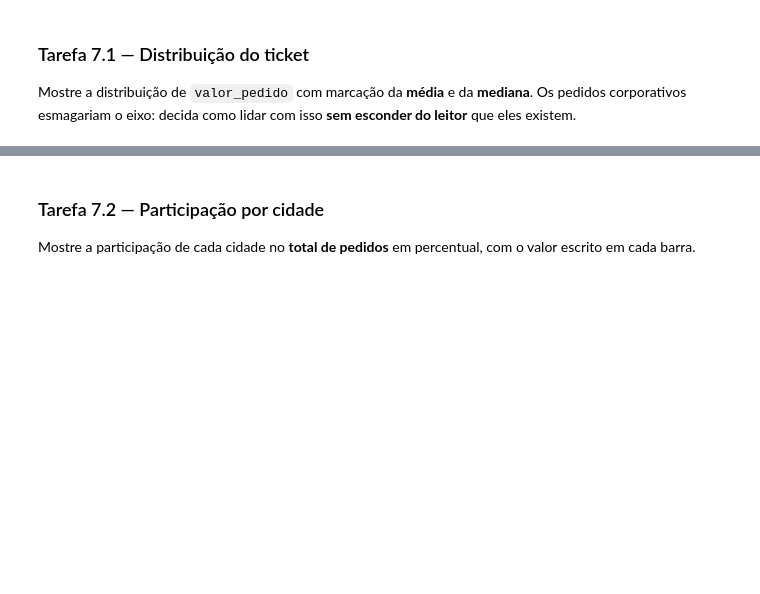
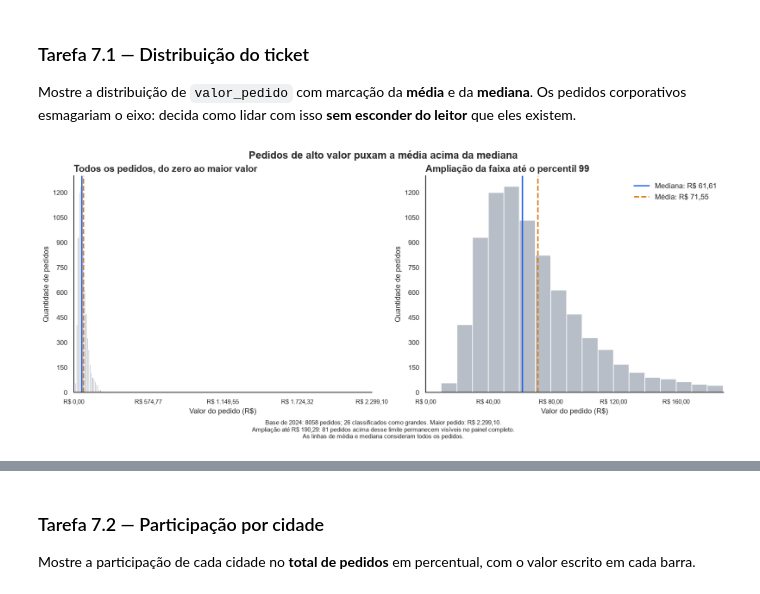
Before and after one commit to deborabaldeznilo/projeto-delivery, a Jupyter notebook: projeto_final.ipynb, the cells around one changed output, grey strips where cells are left out. Drawn from its saved outputs; the diff is of its cells as text; code cells hidden in the pictures; blank space fills up the shorter version.

```diff
--- a/projeto_final.ipynb
+++ b/projeto_final.ipynb
@@ -2344,3 +2419,84 @@ Defina **uma vez** as cores, o formatador de reais e (opcional) uma função de
 Mostre a distribuição de `valor_pedido` com marcação da **média** e da **mediana**. Os pedidos corporativos esmagariam o eixo: decida como lidar com isso **sem esconder do leitor** que eles existem.
 # %%
 # Sua solução aqui
+ticket = pedidos_2024["valor_pedido"].dropna()
+
+media_ticket = ticket.mean()
+mediana_ticket = ticket.median()
+maior_ticket = ticket.max()
+
+# Limite usado somente para ampliar a visualização
+limite_zoom = ticket.quantile(0.99)
+quantidade_fora_zoom = ticket.gt(limite_zoom).sum()
+quantidade_grandes = pedidos_2024["pedido_grande"].sum()
+
+# Usar as mesmas faixas nos dois painéis
+faixas = np.arange(0, maior_ticket + 10, 10)
+
+fig, eixos = plt.subplots(
+    1, 2,
+    figsize=(14, 6),
+    layout="constrained"
+)
+
+# Ambos os histogramas recebem todos os pedidos
+for eixo in eixos:
+    eixo.hist(
+        ticket,
+        bins=faixas,
+        color=CORES["neutro"],
+        edgecolor="white"
+    )
+
+    eixo.axvline(
+        mediana_ticket,
+        color=CORES["destaque"],
+        linewidth=2,
+        label=f"Mediana: {formatar_reais(mediana_ticket, None)}"
+    )
+
+    eixo.axvline(
+        media_ticket,
+        color=CORES["alerta"],
+        linestyle="--",
+        linewidth=2,
+        label=f"Média: {formatar_reais(media_ticket, None)}"
+    )
+
+    eixo.set_xlabel("Valor do pedido (R$)")
+    eixo.set_ylabel("Quantidade de pedidos")
+    eixo.xaxis.set_major_formatter(FORMATADOR_REAIS)
+    eixo.yaxis.set_major_locator(MaxNLocator(integer=True))
+    eixo.tick_params(axis="x", labelsize=9)
+
+# Primeiro painel: escala completa
+eixos[0].set_xlim(0, maior_ticket)
+eixos[0].set_xticks(np.linspace(0, maior_ticket, 5))
+eixos[0].set_title("Todos os pedidos, do zero ao maior valor")
+
+# Segundo painel: ampliação da mesma distribuição
+eixos[1].set_xlim(0, limite_zoom)
+eixos[1].xaxis.set_major_locator(MaxNLocator(nbins=5))
+eixos[1].set_title("Ampliação da faixa até o percentil 99")
+eixos[1].legend(frameon=False, loc="upper right")
+
+fig.suptitle(
+    "Pedidos de alto valor puxam a média acima da mediana",
+    fontsize=15,
+    fontweight="bold"
+)
+
+fig.supxlabel(
+    f"Base de 2024: {len(ticket)} pedidos; "
+    f"{quantidade_grandes} classificados como grandes. "
+    f"Maior pedido: {formatar_reais(maior_ticket, None)}.\n"
+    f"Ampliação até {formatar_reais(limite_zoom, None)}: "
+    f"{quantidade_fora_zoom} pedidos acima desse limite "
+    "permanecem visíveis no painel completo.\n"
+    "As linhas de média e mediana consideram todos os pedidos.",
+    fontsize=9
+)
+
+plt.show()
+# %% [output]
+[figure, added]
```
Also changed, not shown: parts of 50 cells of this notebook.
